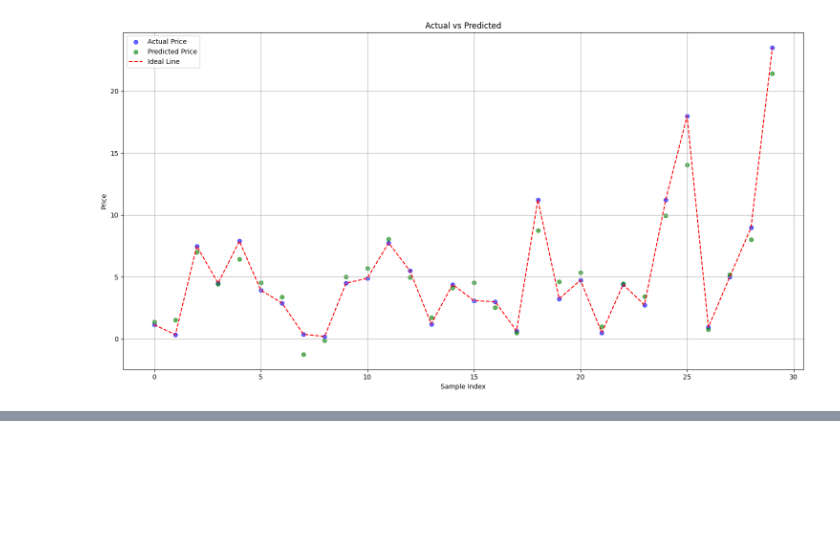
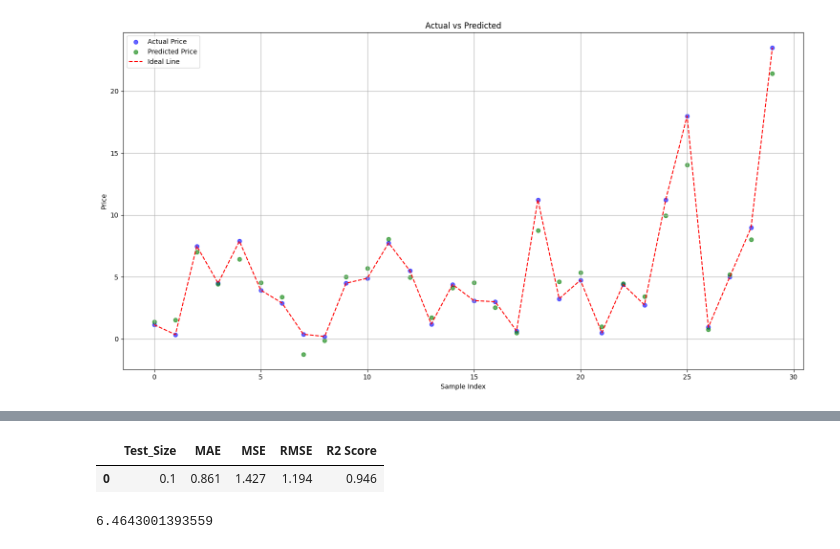
Before and after one commit to pouyarahdan/Regression-Model-Project, a Jupyter notebook: Linear-Regression-Project.ipynb, the cells around one changed output, grey strips where cells are left out. Cells and saved outputs as stored; diff of their text form; code cells hidden in the pictures; blank space fills up the shorter version.

```diff
--- a/Linear-Regression-Project.ipynb
+++ b/Linear-Regression-Project.ipynb
@@ -708,0 +730,19 @@ plt.show()
+# %%
+results2 = []
+mae2 = metrics.mean_absolute_error(y3_test, y3_pred)
+mse2 = metrics.mean_squared_error(y3_test, y3_pred)
+rmse2 = np.sqrt(mse2)
+r2_score_improved = metrics.r2_score(y3_test, y3_pred)
+
+results2.append({
+'Test_Size' : 0.1,
+'MAE' : round(mae2,3),
+'MSE' : round(mse2,3),
+'RMSE' : round(rmse2,3),
+'R2 Score' : round(r2_score_improved,3)})
+
+df_result3 = pd.DataFrame(results2)
+df_result3
+# %% [output]
+|  | Test_Size | MAE | MSE | RMSE | R2 Score |
+| 0 | 0.1 | 0.861 | 1.427 | 1.194 | 0.946 |
@@ -708,0 +768,4 @@ plt.show()
+# %%
+selling_price
+# %% [output]
+6.4643001393559
```
Also changed, not shown: parts of 5 cells of this notebook.
